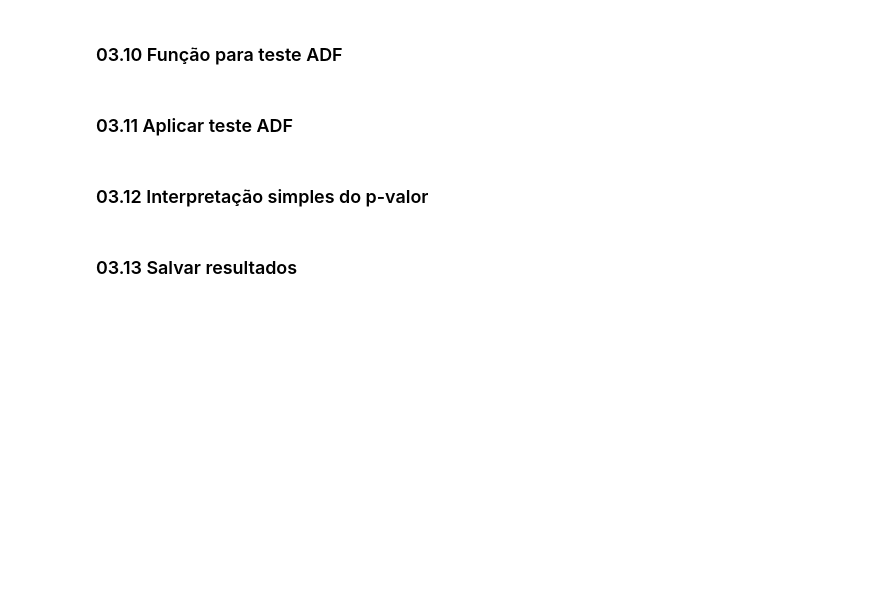
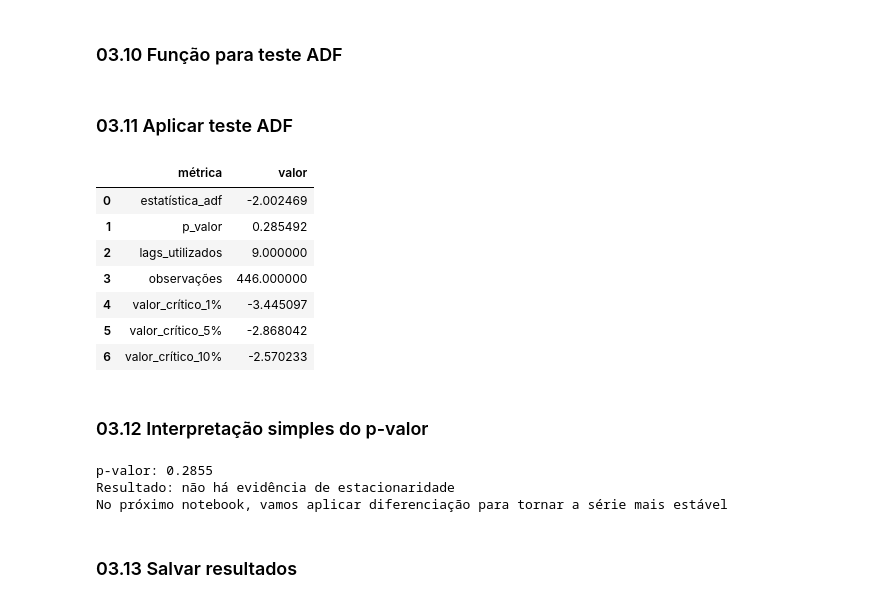
Before and after one commit to ariel-velardo/ALURA, a Jupyter notebook: series-temporais-bikes/notebooks/03_componentes_estacionariedade.ipynb, the cells around one changed output. Drawn from its saved outputs; the diff is of its cells as text; code cells hidden in the pictures; blank space fills up the shorter version.

```diff
--- a/series-temporais-bikes/notebooks/03_componentes_estacionariedade.ipynb
+++ b/series-temporais-bikes/notebooks/03_componentes_estacionariedade.ipynb
@@ -189,10 +250,73 @@ Uma série estacionária tende a ter média, variância e dependência temporal
 Vamos aplicar o teste ADF para avaliar essa característica.
 # %% [markdown]
 ### 03.10 Função para teste ADF
+# %%
+def teste_adf(serie):
+    resultado = adfuller(serie.dropna())
+    tabela_resultado = pd.DataFrame({
+        "métrica": [
+            "estatística_adf",
+            "p_valor",
+            "lags_utilizados",
+            "observações"
+        ],
+        "valor":[
+           resultado[0],
+           resultado[1],
+           resultado[2],
+           resultado[3]
+        ]
+    })
+    valores_criticos = pd.DataFrame({
+        "métrica": [f'valor_crítico_{chave}' for chave in resultado[4].keys()],
+        "valor": list(resultado[4].values())
+    })
+    return pd.concat(
+        [
+            tabela_resultado,
+            valores_criticos
+
+        ],
+        ignore_index=True
+    )
 # %% [markdown]
 ### 03.11 Aplicar teste ADF
+# %%
+resultado_adf_original = teste_adf(
+    serie_diaria["demanda"]
+)
+resultado_adf_original
+# %% [output]
+|  | métrica | valor |
+| 0 | estatística_adf | -2.002469 |
+| 1 | p_valor | 0.285492 |
+| 2 | lags_utilizados | 9.000000 |
+| 3 | observações | 446.000000 |
+| 4 | valor_crítico_1% | -3.445097 |
+| 5 | valor_crítico_5% | -2.868042 |
+| 6 | valor_crítico_10% | -2.570233 |
 # %% [markdown]
 ### 03.12 Interpretação simples do p-valor
+# %%
+p_valor = resultado_adf_original.loc[
+    resultado_adf_original["métrica"] == "p_valor",
+    "valor"
+]
+p_valor = p_valor.iloc[0]
+
+print(f"p-valor: {p_valor:.4f}")
+
+if p_valor <= 0.05:
+    print("Resultado: há evidência de estacionaridade")
+    print("A série original já apresenta um comportamento mais estável")
+
+else:
+    print("Resultado: não há evidência de estacionaridade")
+    print("No próximo notebook, vamos aplicar diferenciação para tornar a série mais estável")
+# %% [output]
+p-valor: 0.2855
+Resultado: não há evidência de estacionaridade
+No próximo notebook, vamos aplicar diferenciação para tornar a série mais estável
 # %% [markdown]
 ### 03.13 Salvar resultados
 # %%
```
Also changed, not shown: parts of 5 cells of this notebook.
